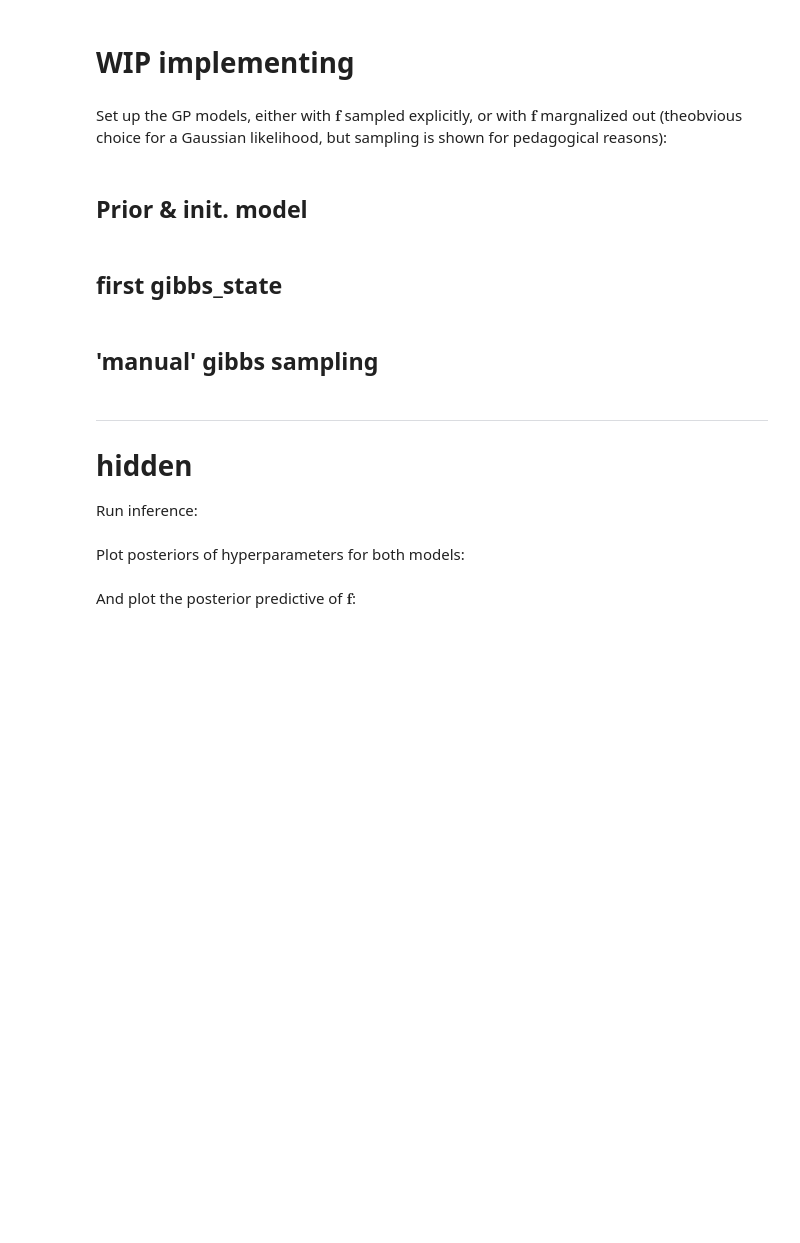
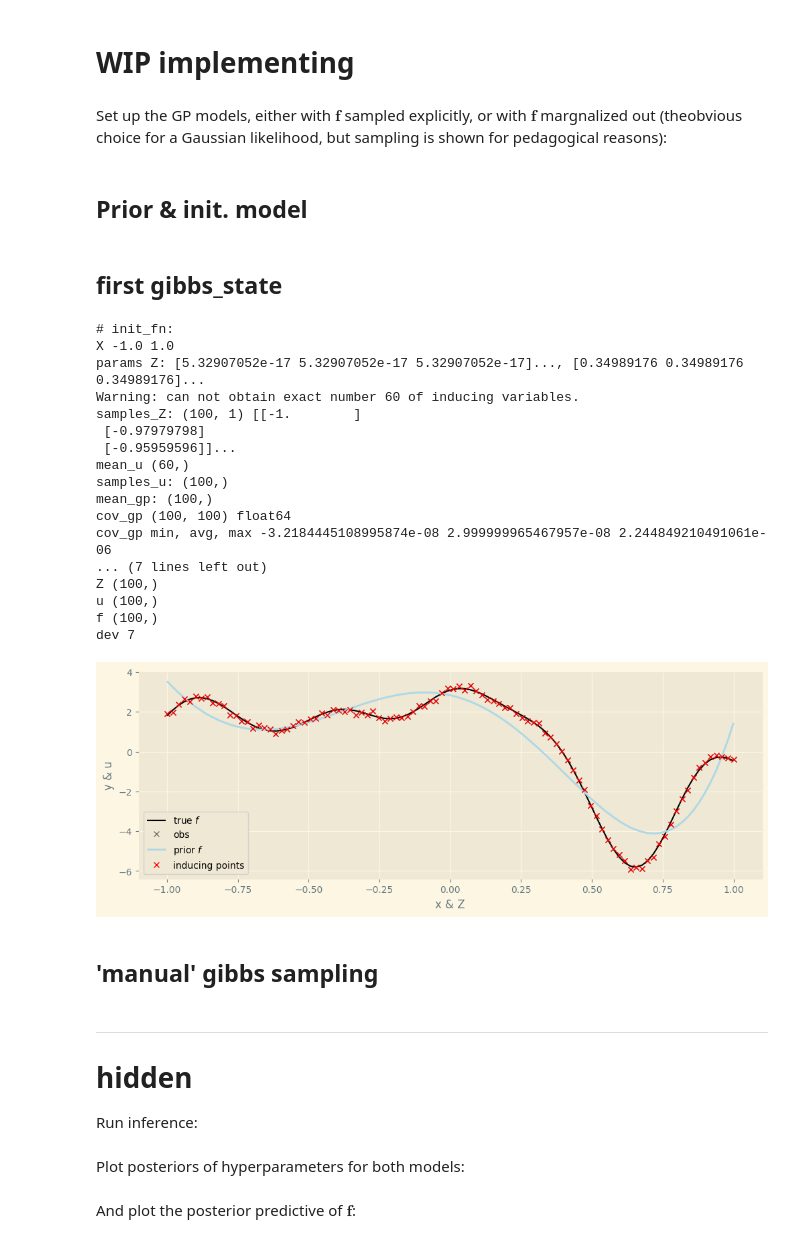
Before and after one commit to UncertaintyInComplexSystems/bayesianmodels, a Jupyter notebook: notebooks/sparse_GP_regression_with_SMC.ipynb, the cells around one changed output. Drawn from its saved outputs; the diff is of its cells as text; code cells hidden in the pictures; blank space fills up the shorter version.

```diff
--- a/notebooks/sparse_GP_regression_with_SMC.ipynb
+++ b/notebooks/sparse_GP_regression_with_SMC.ipynb
@@ -137,12 +145,12 @@ priors = dict(
             tfb.Exp())), # log Normal as in Rossi
         # variance = dx.Deterministic(loc=output_scale_)),
 
-    likelihood=dict(
+    # likelihood=dict(  # actually not modeled in Rossi
         #obs_noise = dx.Transformed(
         #    dx.Normal(loc=0., scale=1.),
         #    tfb.Exp())
-        obs_noise = dx.Deterministic(loc=obs_noise_)  # HACK: Using true obs_noise
-        ),
+        # obs_noise = dx.Deterministic(loc=obs_noise_)  # HACK: Using true obs_noise
+        #),
 
     inducing_inputs_Z=dict(
     # HACK using mean and scaled std of x to match prior to the data distribution
@@ -157,7 +165,7 @@ priors = dict(
 gp_sparse = SparseGPModel(x, y, cov_fn=jk.RBF(), priors=priors, num_inducing_points=num_inducing_points)
 # NOTE Defaults to likelihood=Gaussian()
 
-num_particles = 1
+num_particles = 3
 num_mcmc_steps = 10_000
 sampling_parameters = dict(num_particles=num_particles,
                            num_mcmc_steps=num_mcmc_steps)
@@ -167,7 +175,10 @@ sampling_parameters = dict(num_particles=num_particles,
 # %%script false --no-raise-error  # hack to skip execution of a cell
 
 # playground, for testing only
-gibbs_state = gp_sparse.init_fn(key=key)
+gibbs_state = gp_sparse.init_fn(
+    key=key,
+    num_particles = sampling_parameters['num_particles'])
+
 print('\n# Gibbs-State:')
 # print all keys and len/shape of corresponding data
 for k in gibbs_state.position.keys():
@@ -179,7 +190,6 @@ for k in gibbs_state.position.keys():
               end='\n')
     except:
         print(k, len(gibbs_state.position[k]), end='\n')
-
 print()
 
 # plot true function, inducing points, estimated function
@@ -189,33 +199,52 @@ plt.plot(x, y, 'x', label='obs', color='black', alpha=0.5)
 plt.plot(x, gibbs_state.position['f'], label=r'prior $f$', color='lightblue')
 plt.plot(
     gibbs_state.position['Z'],
     gibbs_state.position['u'],
     'x',
     label='inducing points',
     color='red',
     alpha=1.)
 plt.xlabel('x & Z')
 plt.ylabel('y & u')
 # plt.xlim([0., 1.])
 plt.legend()
 plt.show()
 
 # plot covariance matrices
 def _plot_covs():
     for t in gibbs_state.position['dev'].keys():
         c = gibbs_state.position['dev'][t]
         print(f'{t}: {c.shape}')
         if t == 'cov_gp':
             plot_cov(c, t, show_negative=False, figsize=(8, 12))
             plot_cov(c, t + '\nred = negative values',
                     show_negative=True,
                     figsize=(8, 12))
         else:
             plot_cov(c, t, show_negative=False)
 
         plt.show()
 
 # _plot_covs()
+# %% [output]
+# init_fn:
+X -1.0 1.0
+params Z: [5.32907052e-17 5.32907052e-17 5.32907052e-17]..., [0.34989176 0.34989176 0.34989176]...
+Warning: can not obtain exact number 60 of inducing variables.
+samples_Z: (100, 1) [[-1.        ]
+ [-0.97979798]
+ [-0.95959596]]...
+mean_u (60,)
+samples_u: (100,)
+mean_gp: (100,)
+cov_gp (100, 100) float64
+cov_gp min, avg, max -3.2184445108995874e-08 2.999999965467957e-08 2.244849210491061e-06
+... (7 lines left out)
+Z (100,)
+u (100,)
+f (100,)
+dev 7
+[figure, added]
 # %% [markdown]
 ## 'manual' gibbs sampling
 # %%
```
Also changed, not shown: parts of 3 cells of this notebook, 1 other file.
